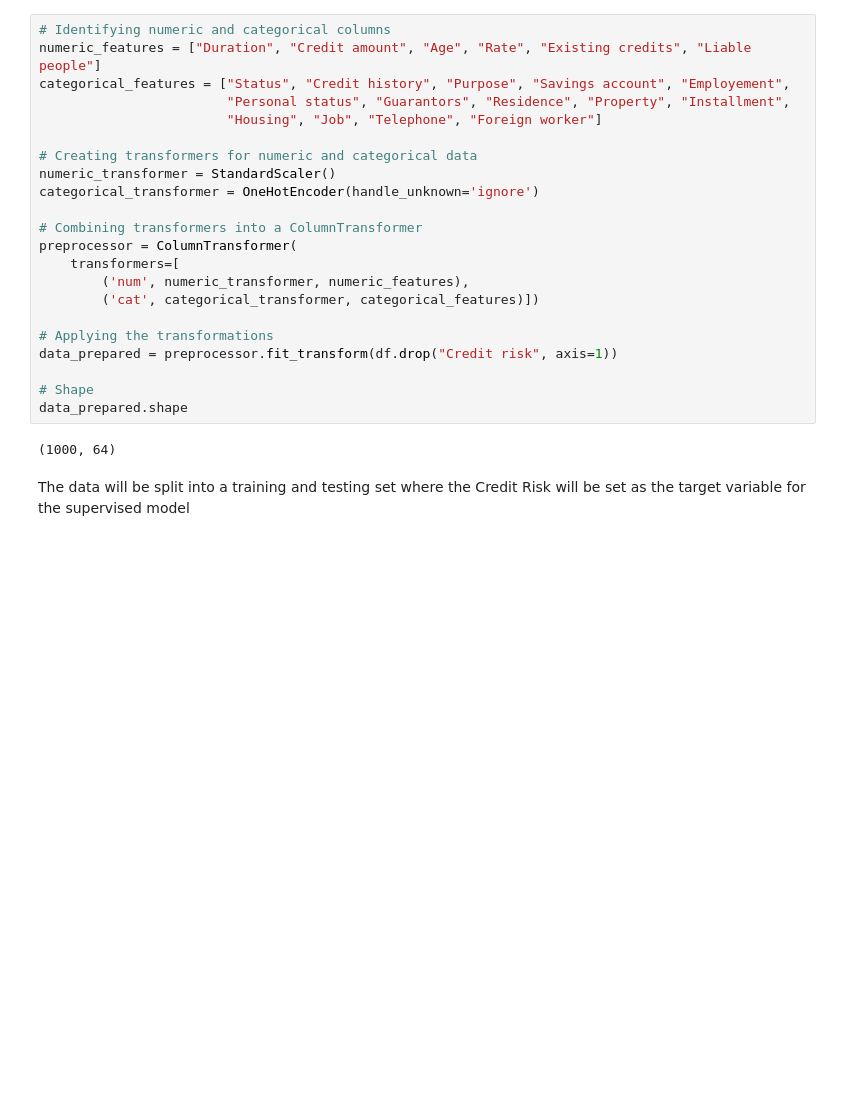
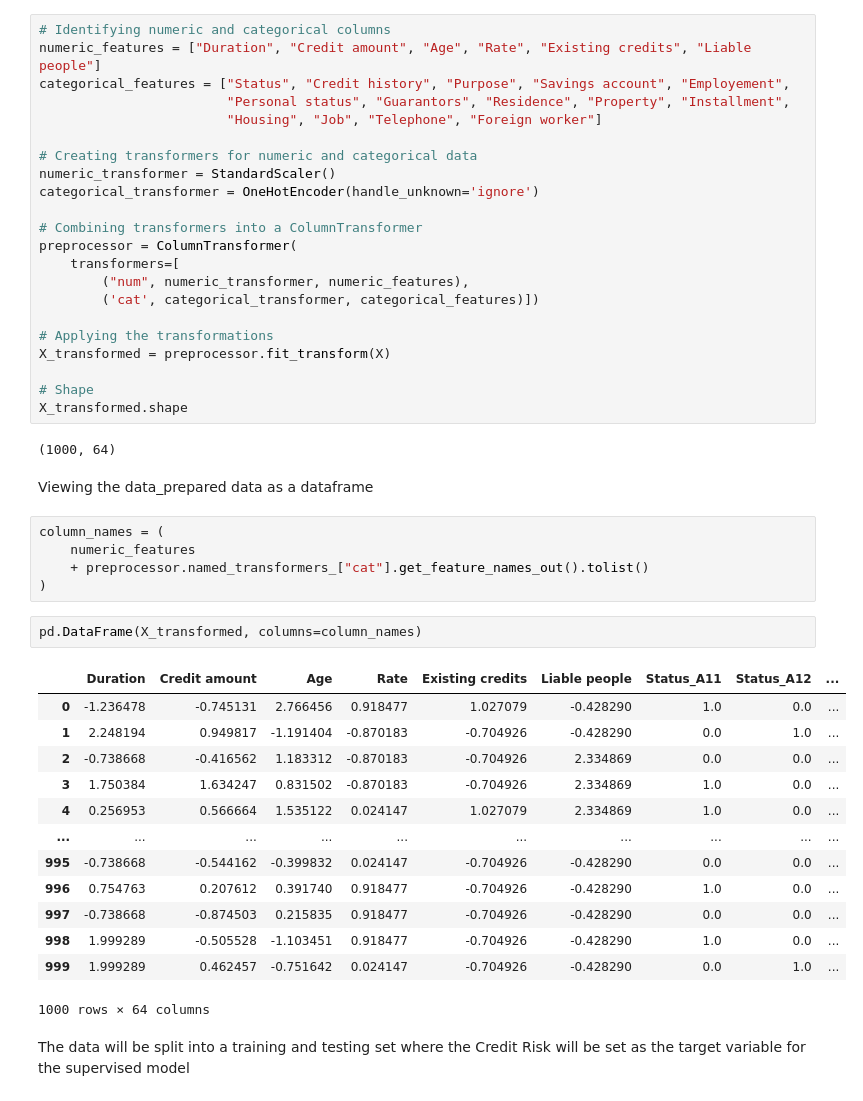
Before and after one commit to jjadeb/DSCI310_Group-12_Credit-Risk-Classification, a Jupyter notebook: model.ipynb, the cells around one changed output. Cells and saved outputs as stored; diff of their text form; blank space fills up the shorter version.

Commit message:
Fixed preprocessor and implemented LR

```diff
--- a/model.ipynb
+++ b/model.ipynb
@@ -139,16 +148,39 @@ categorical_transformer = OneHotEncoder(handle_unknown='ignore')
 # Combining transformers into a ColumnTransformer
 preprocessor = ColumnTransformer(
     transformers=[
-        ('num', numeric_transformer, numeric_features),
+        ("num", numeric_transformer, numeric_features),
         ('cat', categorical_transformer, categorical_features)])
 
 # Applying the transformations
-data_prepared = preprocessor.fit_transform(df.drop("Credit risk", axis=1))
+X_transformed = preprocessor.fit_transform(X)
 
 # Shape
-data_prepared.shape
+X_transformed.shape
 # %% [output]
 (1000, 64)
+# %% [markdown]
+Viewing the data_prepared data as a dataframe
+# %%
+column_names = (
+    numeric_features
+    + preprocessor.named_transformers_["cat"].get_feature_names_out().tolist()
+)
+# %%
+pd.DataFrame(X_transformed, columns=column_names)
+# %% [output]
+|  | Duration | Credit amount | Age | Rate | Existing credits | Liable people | Status_A11 | Status_A12 | ... |
+| 0 | -1.236478 | -0.745131 | 2.766456 | 0.918477 | 1.027079 | -0.428290 | 1.0 | 0.0 | ... |
+| 1 | 2.248194 | 0.949817 | -1.191404 | -0.870183 | -0.704926 | -0.428290 | 0.0 | 1.0 | ... |
+| 2 | -0.738668 | -0.416562 | 1.183312 | -0.870183 | -0.704926 | 2.334869 | 0.0 | 0.0 | ... |
+| 3 | 1.750384 | 1.634247 | 0.831502 | -0.870183 | -0.704926 | 2.334869 | 1.0 | 0.0 | ... |
+| 4 | 0.256953 | 0.566664 | 1.535122 | 0.024147 | 1.027079 | 2.334869 | 1.0 | 0.0 | ... |
+| ... | ... | ... | ... | ... | ... | ... | ... | ... | ... |
+| 995 | -0.738668 | -0.544162 | -0.399832 | 0.024147 | -0.704926 | -0.428290 | 0.0 | 0.0 | ... |
+| 996 | 0.754763 | 0.207612 | 0.391740 | 0.918477 | -0.704926 | -0.428290 | 1.0 | 0.0 | ... |
+| 997 | -0.738668 | -0.874503 | 0.215835 | 0.918477 | -0.704926 | -0.428290 | 0.0 | 0.0 | ... |
+| 998 | 1.999289 | -0.505528 | -1.103451 | 0.918477 | -0.704926 | -0.428290 | 1.0 | 0.0 | ... |
+| 999 | 1.999289 | 0.462457 | -0.751642 | 0.024147 | -0.704926 | -0.428290 | 0.0 | 1.0 | ... |
+1000 rows × 64 columns
 # %% [markdown]
 The data will be split into a training and testing set where the Credit Risk will be set as the target variable for the supervised model
 # %%
```
Also changed, not shown: parts of 20 cells of this notebook, 1 other file.
